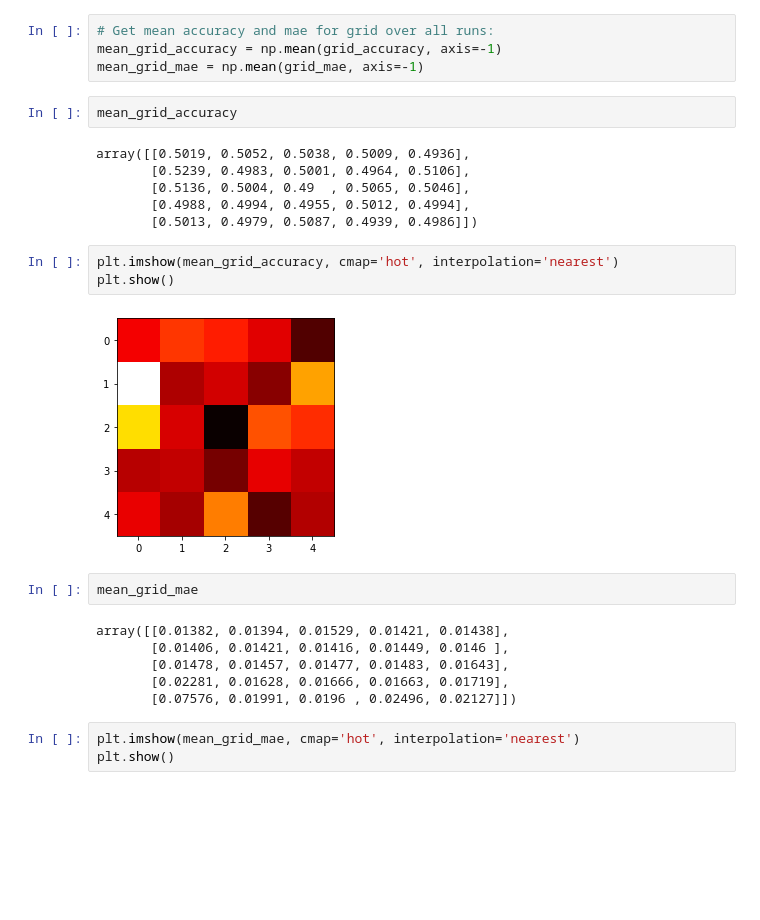
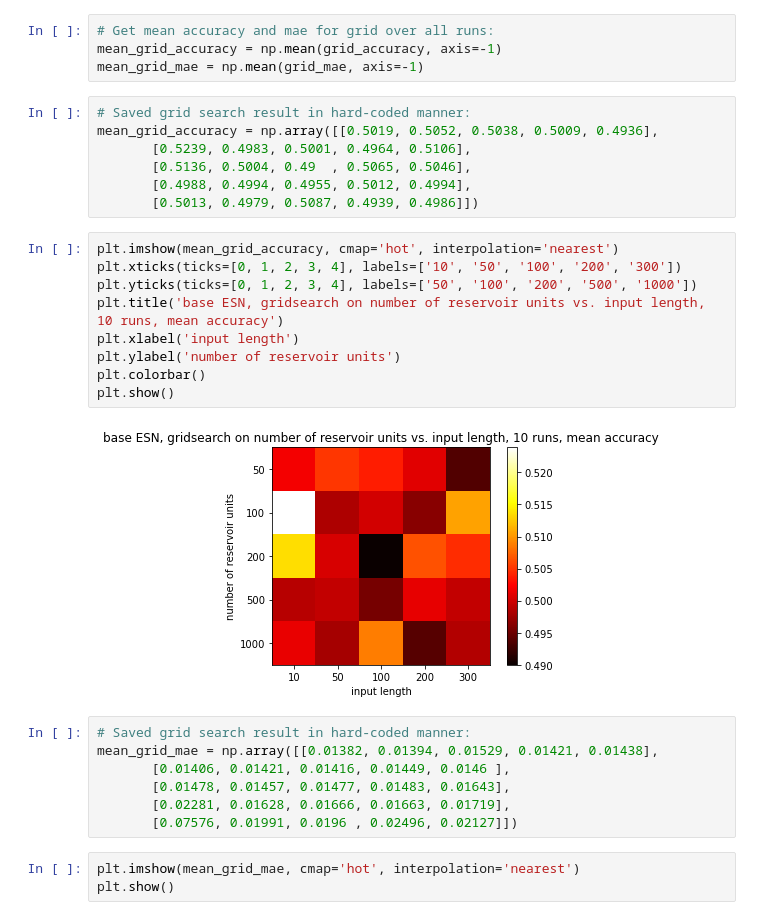
Before and after one commit to MarcoLandtHayen/EchoStateNetworks, a Jupyter notebook: notebooks/ESN_exp01.ipynb, the cells around one changed output. Drawn from its saved outputs; the diff is of its cells as text; blank space fills up the shorter version.

```diff
--- a/notebooks/ESN_exp01.ipynb
+++ b/notebooks/ESN_exp01.ipynb
@@ -507,27 +580,31 @@ Total runtime:  3834.9356801509857
 # Get mean accuracy and mae for grid over all runs:
 mean_grid_accuracy = np.mean(grid_accuracy, axis=-1)
 mean_grid_mae = np.mean(grid_mae, axis=-1)
-# %%
-mean_grid_accuracy
-# %% [output]
-array([[0.5019, 0.5052, 0.5038, 0.5009, 0.4936],
-       [0.5239, 0.4983, 0.5001, 0.4964, 0.5106],
-       [0.5136, 0.5004, 0.49  , 0.5065, 0.5046],
-       [0.4988, 0.4994, 0.4955, 0.5012, 0.4994],
-       [0.5013, 0.4979, 0.5087, 0.4939, 0.4986]])
-# %%
-plt.imshow(mean_grid_accuracy, cmap='hot', interpolation='nearest')
-plt.show()
-# %% [output]
-[figure, removed]
-# %%
-mean_grid_mae
-# %% [output]
-array([[0.01382, 0.01394, 0.01529, 0.01421, 0.01438],
-       [0.01406, 0.01421, 0.01416, 0.01449, 0.0146 ],
-       [0.01478, 0.01457, 0.01477, 0.01483, 0.01643],
-       [0.02281, 0.01628, 0.01666, 0.01663, 0.01719],
-       [0.07576, 0.01991, 0.0196 , 0.02496, 0.02127]])
+# %%
+# Saved grid search result in hard-coded manner:
+mean_grid_accuracy = np.array([[0.5019, 0.5052, 0.5038, 0.5009, 0.4936],
+       [0.5239, 0.4983, 0.5001, 0.4964, 0.5106],
+       [0.5136, 0.5004, 0.49  , 0.5065, 0.5046],
+       [0.4988, 0.4994, 0.4955, 0.5012, 0.4994],
+       [0.5013, 0.4979, 0.5087, 0.4939, 0.4986]])
+# %%
+plt.imshow(mean_grid_accuracy, cmap='hot', interpolation='nearest')
+plt.xticks(ticks=[0, 1, 2, 3, 4], labels=['10', '50', '100', '200', '300'])
+plt.yticks(ticks=[0, 1, 2, 3, 4], labels=['50', '100', '200', '500', '1000'])
+plt.title('base ESN, gridsearch on number of reservoir units vs. input length, 10 runs, mean accuracy')
+plt.xlabel('input length')
+plt.ylabel('number of reservoir units')
+plt.colorbar()
+plt.show()
+# %% [output]
+[figure, added]
+# %%
+# Saved grid search result in hard-coded manner:
+mean_grid_mae = np.array([[0.01382, 0.01394, 0.01529, 0.01421, 0.01438],
+       [0.01406, 0.01421, 0.01416, 0.01449, 0.0146 ],
+       [0.01478, 0.01457, 0.01477, 0.01483, 0.01643],
+       [0.02281, 0.01628, 0.01666, 0.01663, 0.01719],
+       [0.07576, 0.01991, 0.0196 , 0.02496, 0.02127]])
 # %%
 plt.imshow(mean_grid_mae, cmap='hot', interpolation='nearest')
 plt.show()
```
Also changed, not shown: parts of 21 cells of this notebook, 2 other files.
